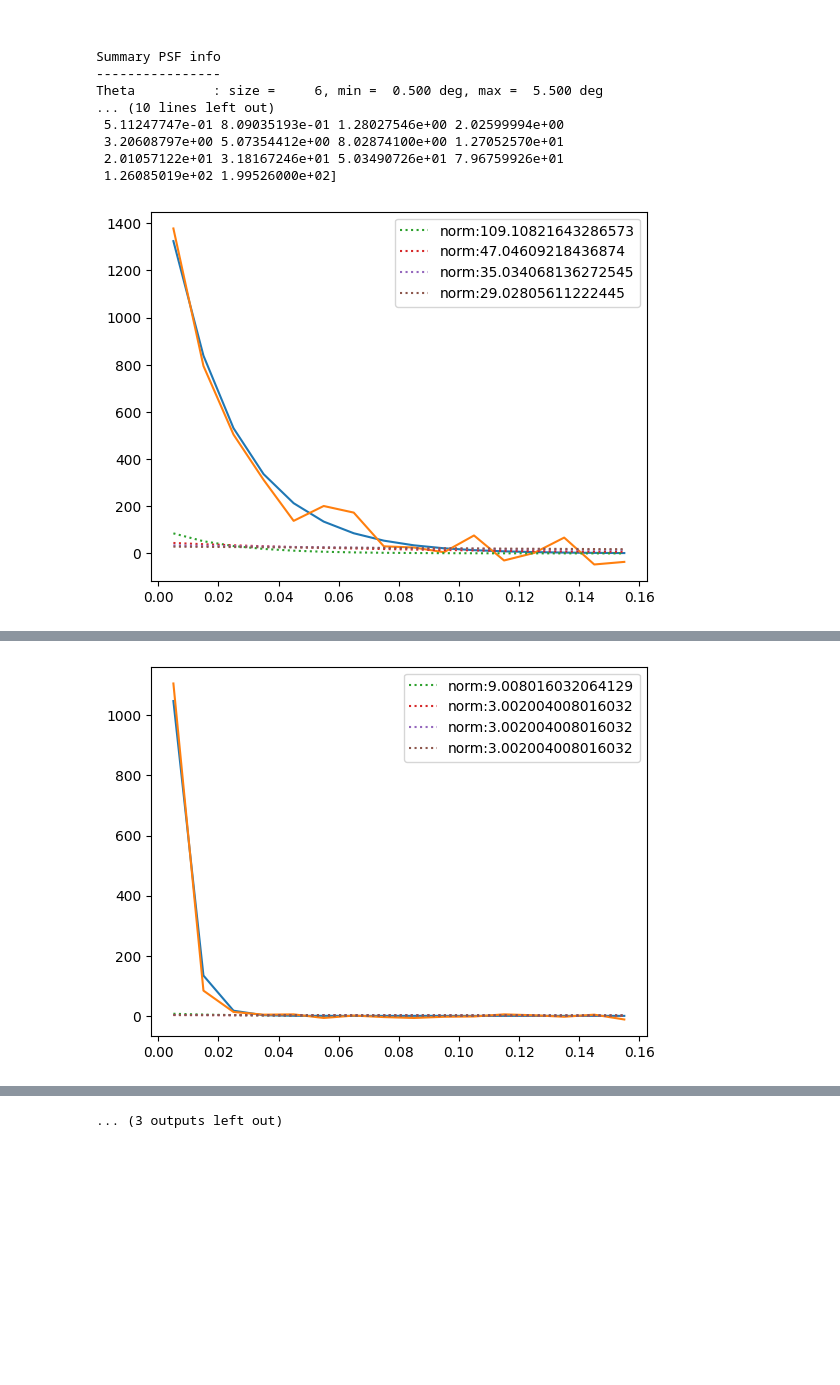
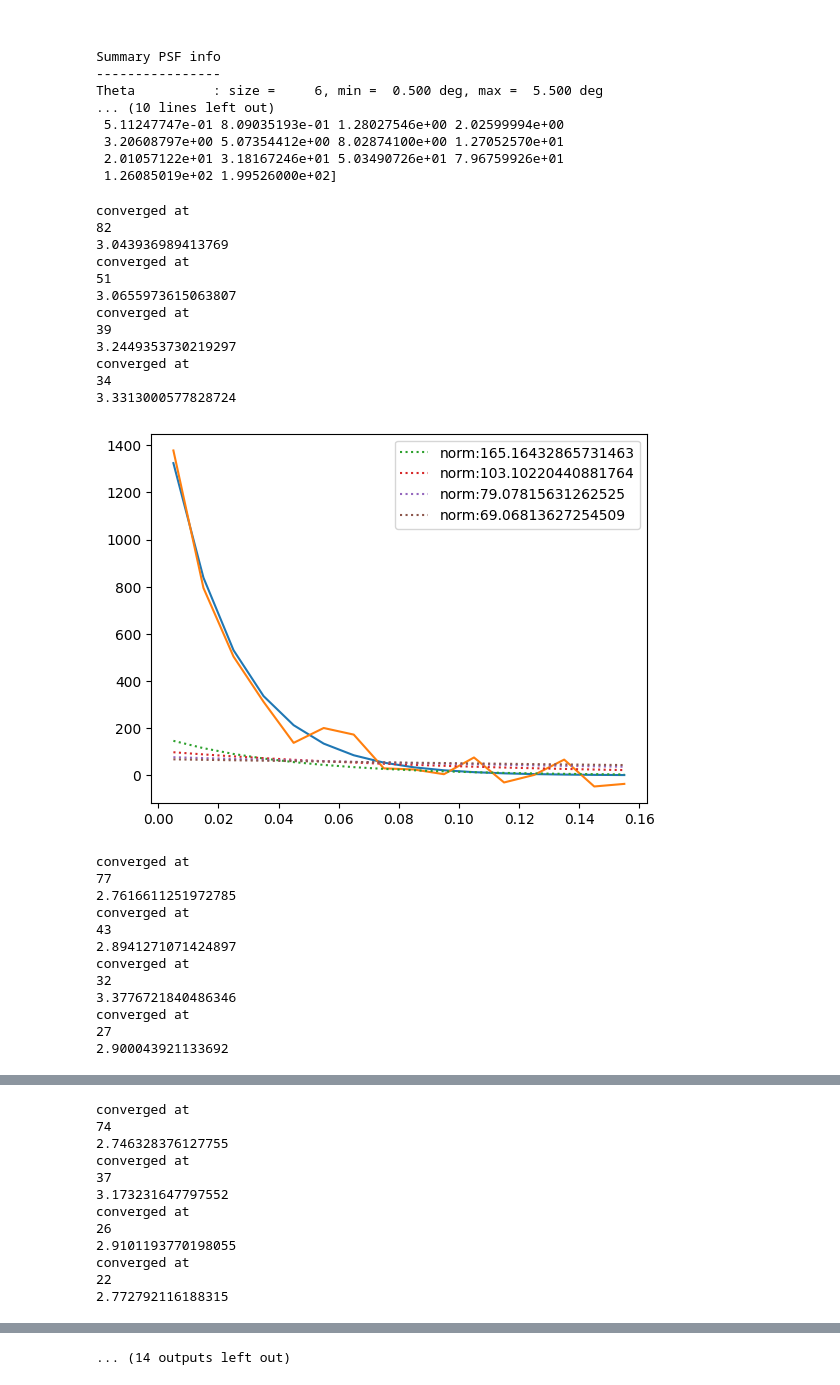
Before and after one commit to Nico812/CTAO-1DC-Blazars-analysis-TP5, a Jupyter notebook: MRK501_DC1.ipynb, the cells around one changed output, grey strips where cells are left out. Saved outputs shown, nothing was run; the diff lists cells and outputs as text; code cells hidden in the pictures; blank space fills up the shorter version.

```diff
--- a/MRK501_DC1.ipynb
+++ b/MRK501_DC1.ipynb
@@ -95,9 +95,6 @@ Exposure time = 17.8h
 cts = cts_s - cts_b
 cts_err = np.sqrt(cts_s + cts_b)
 
-for i in range(cts.shape[0]):
-cts = cts_s - cts_b
-cts_err = np.sqrt(cts_s + cts_b)
 
 for i in range(cts.shape[0]):
     plt.figure()
@@ -172,6 +169,8 @@ for i, (ct, ct_err) in enumerate(zip(cts, cts_err)):
 
     sigma_1, sigma_2, sigma_3, scale, ampl_2, ampl_3 = psf_hbu.data[psf_index][0]
 
+    # First i renormalize the PSF model to fit best the blazar
+    # Then i add a extended em component (gaussian) with different parameters.
     def psf_model(th2, norm):
         gauss1 = np.exp(-th2 / (2 * sigma_1**2))
         gauss2 = ampl_2*np.exp(-th2 / (2 * sigma_2**2))
@@ -184,37 +183,69 @@ for i, (ct, ct_err) in enumerate(zip(cts, cts_err)):
             psf_model,
             th2,
             ct,
             sigma=ct_err,
             p0=init_guess_noext,
             absolute_sigma=True,
             maxfev=10000,
         )
     plt.figure()
     plt.plot(th2, psf_model(th2, popt_noext))
     plt.plot(th2, ct)
 
     fit_noext = psf_model(th2, popt_noext[0])
     chi2_noext = np.sum(((ct - fit_noext) / ct_err) ** 2)
     for k, sigma_ext in enumerate(sigmas_ext):
         found_value = False
         for j, norm_ext in enumerate(norms_ext):
             if found_value:
                 continue
             def ext_model(th2):
-                gauss_ext = norm_ext*np.exp(-th2/2/sigma_ext**2)
-                return psf_model(th2, *popt_noext) + gauss_ext
+                sigma1_conv = np.sqrt(sigma_1**2 + sigma_ext**2)
+                sigma2_conv = np.sqrt(sigma_2**2 + sigma_ext**2)
+                sigma3_conv = np.sqrt(sigma_3**2 + sigma_ext**2)
+                gauss1_conv = np.exp(-th2 / (2 * sigma1_conv**2))
+                gauss2_conv = ampl_2 * np.exp(-th2 / (2 * sigma2_conv**2))
+                gauss3_conv = ampl_3 * np.exp(-th2 / (2 * sigma3_conv**2))
+                return norm_ext * (gauss1_conv + gauss2_conv + gauss3_conv)
 
             ct_ext = ext_model(th2)
-            chi2_ext = np.sum(((ct - ct_ext) / (ct_err+0.000001)) ** 2)
+            ct_ext_plus_src = ct_ext+ct
+            chi2_ext = np.sum(((ct - ct_ext_plus_src) / (ct_err+0.000001)) ** 2)
             delta_chi2 = chi2_ext - chi2_noext
             if delta_chi2 > 2.71:
-                gauss_ext = norm_ext*np.exp(-th2/2/sigma_ext**2)
-                flux_ratio = np.sum(gauss_ext)/np.sum(ct)
+                flux_ratio = np.sum(ct_ext)/np.sum(ct)
                 flux_ratios[k][i] = flux_ratio
                 found_value = True
+                print("converged at ")
+                print(j)
+                print(delta_chi2)
 
-                plt.plot(th2, gauss_ext, ":", label=f"norm:{norm_ext}")
+                plt.plot(th2, ct_ext, ":", label=f"norm:{norm_ext}")
                 plt.legend()
     plt.show()
 # %% [output]
+converged at
+82
+3.043936989413769
+converged at
+51
+3.0655973615063807
+converged at
+39
+3.2449353730219297
+converged at
+34
+3.3313000577828724
-[figure, old version]
+[figure, new version]
+converged at
+77
+2.7616611251972785
+converged at
+43
+2.8941271071424897
+converged at
+32
+3.3776721840486346
+converged at
+27
+2.900043921133692
@@ -221,0 +253,12 @@ for i, (ct, ct_err) in enumerate(zip(cts, cts_err)):
+converged at
+74
+2.746328376127755
+converged at
+37
+3.173231647797552
+converged at
+26
+2.9101193770198055
+converged at
+22
+2.772792116188315
@@ -226 +304,0 @@ for i, (ct, ct_err) in enumerate(zip(cts, cts_err)):
-[figure, removed]
@@ -232,3 +305,3 @@ for i, (ct, ct_err) in enumerate(zip(cts, cts_err)):
-... (3 outputs left out)
+... (14 outputs left out)
 # %%
 for i, flux_ratio in enumerate(flux_ratios):
```
Also changed, not shown: parts of 3 cells of this notebook.
